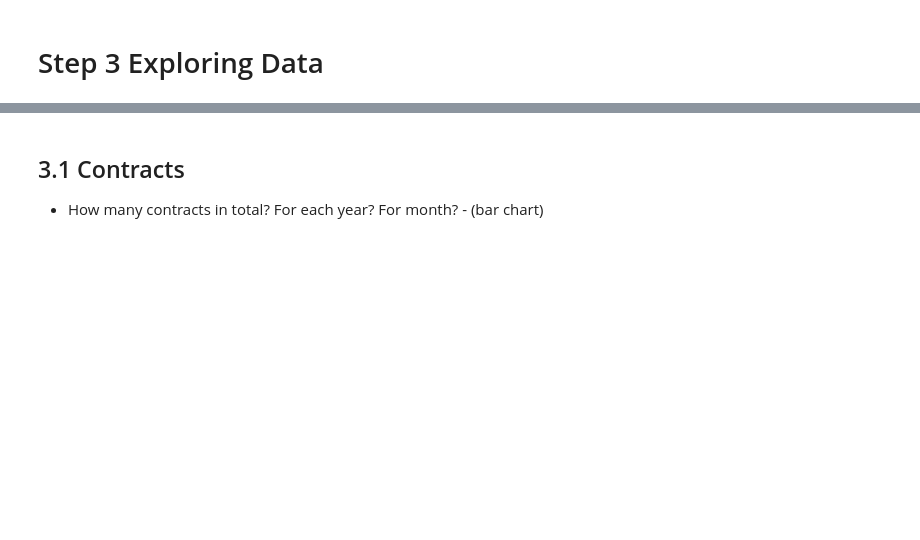
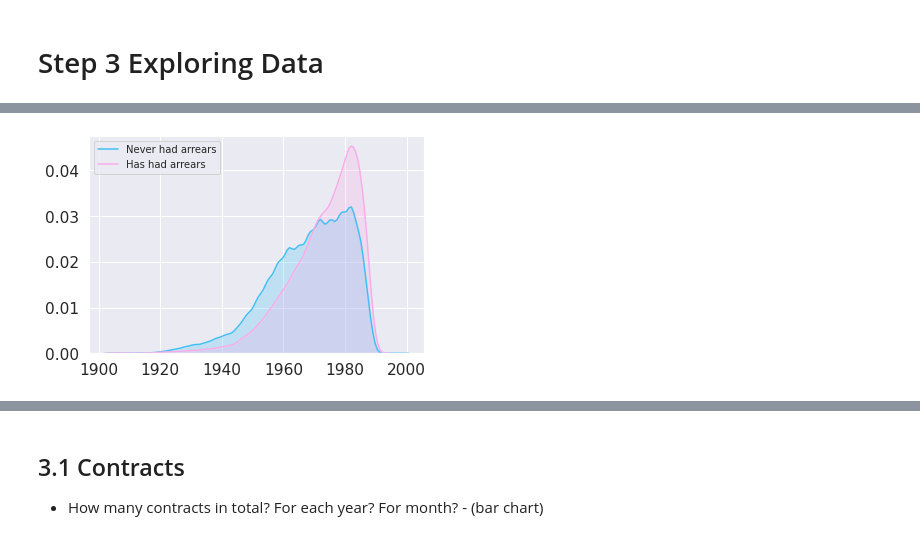
Before and after one commit to yanglinjing/vmor, a Jupyter notebook: Copy_of_Copy_of_Bank_customer_30.ipynb, the cells around one changed output, grey strips where cells are left out. Cells and saved outputs as stored; diff of their text form; code cells hidden in the pictures; blank space fills up the shorter version.

```diff
--- a/Copy_of_Copy_of_Bank_customer_30.ipynb
+++ b/Copy_of_Copy_of_Bank_customer_30.ipynb
@@ -622,0 +651,4 @@ df_1 = df[df['has_arrears']==1]
+# %%
+plot_compare_line('birth_y', 2000)
+# %% [output]
+[figure, added]
```
Also changed, not shown: parts of 65 cells of this notebook.
